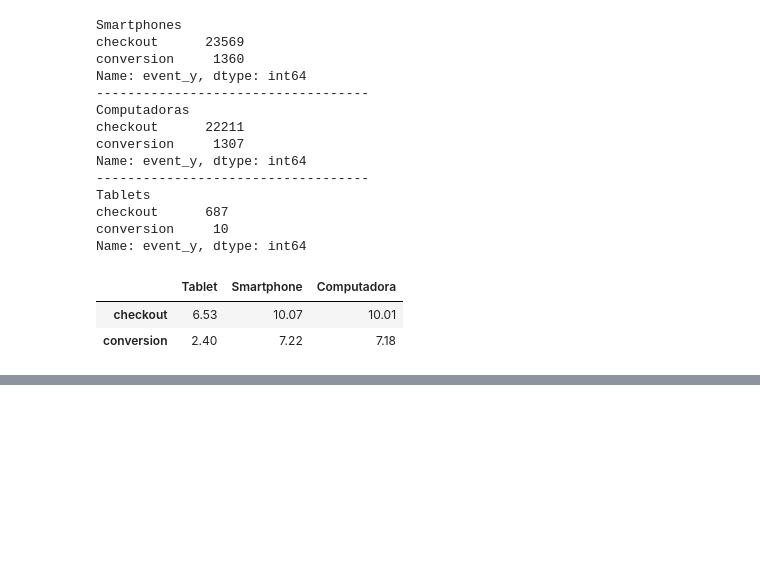
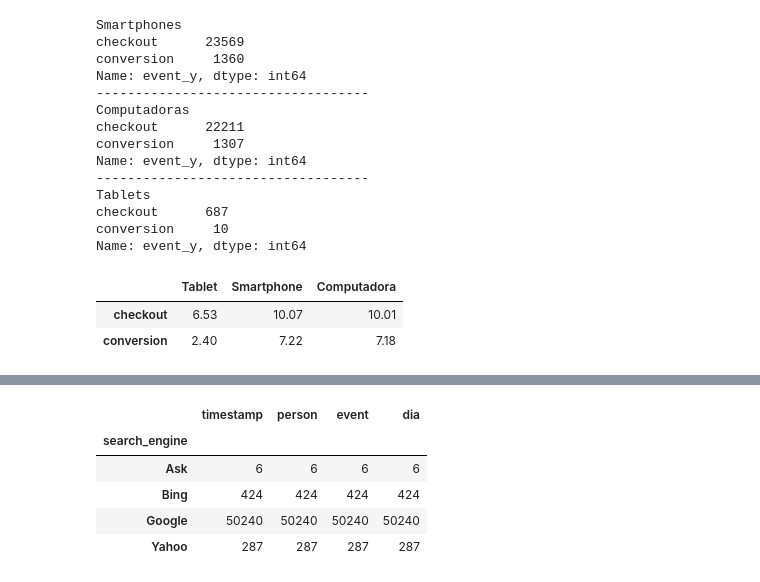
Before and after one commit to EugeniaFranchi/TP-Datos, a Jupyter notebook: TpDatos.ipynb, the cells around one changed output, grey strips where cells are left out. Saved outputs shown, nothing was run; the diff lists cells and outputs as text; code cells hidden in the pictures; blank space fills up the shorter version.

```diff
--- a/TpDatos.ipynb
+++ b/TpDatos.ipynb
@@ -988,0 +1020,9 @@ Text(0.5,0,'Dispositivo')
+# %%
+personas.groupby('search_engine').count()
+# %% [output]
+|  | timestamp | person | event | dia |
+| search_engine |  |  |  |  |
+| Ask | 6 | 6 | 6 | 6 |
+| Bing | 424 | 424 | 424 | 424 |
+| Google | 50240 | 50240 | 50240 | 50240 |
+| Yahoo | 287 | 287 | 287 | 287 |
```
Also changed, not shown: parts of 19 cells of this notebook.
